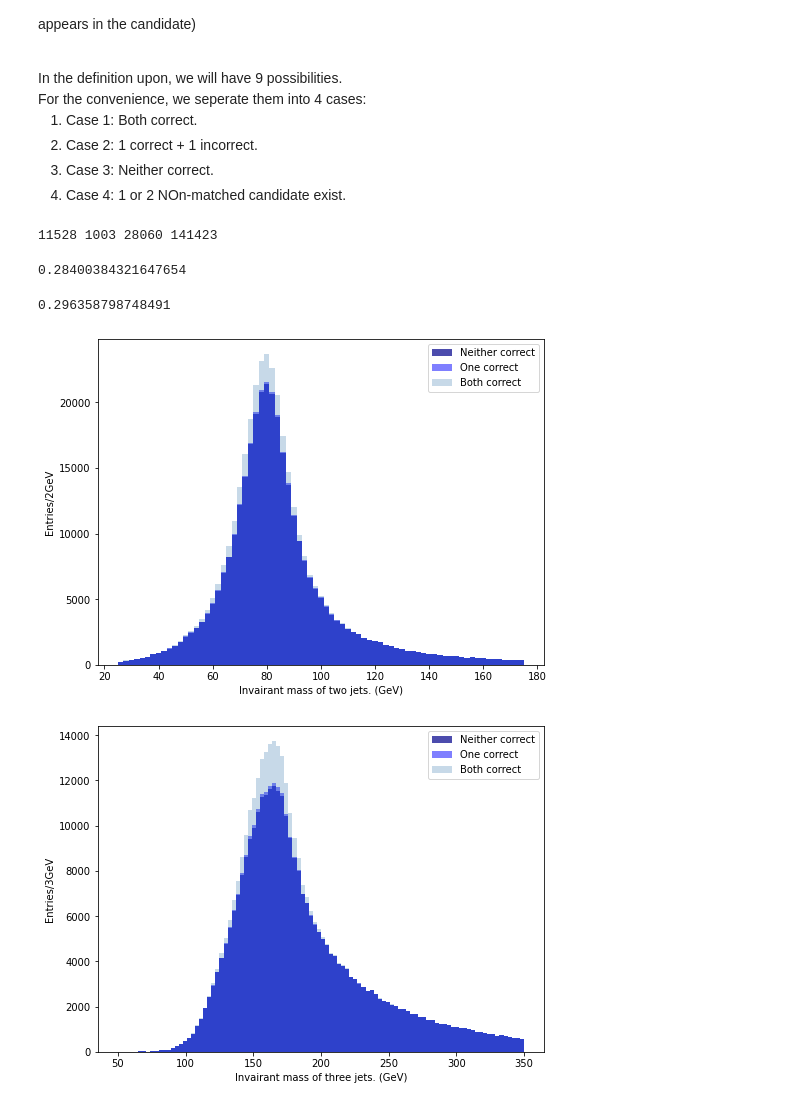
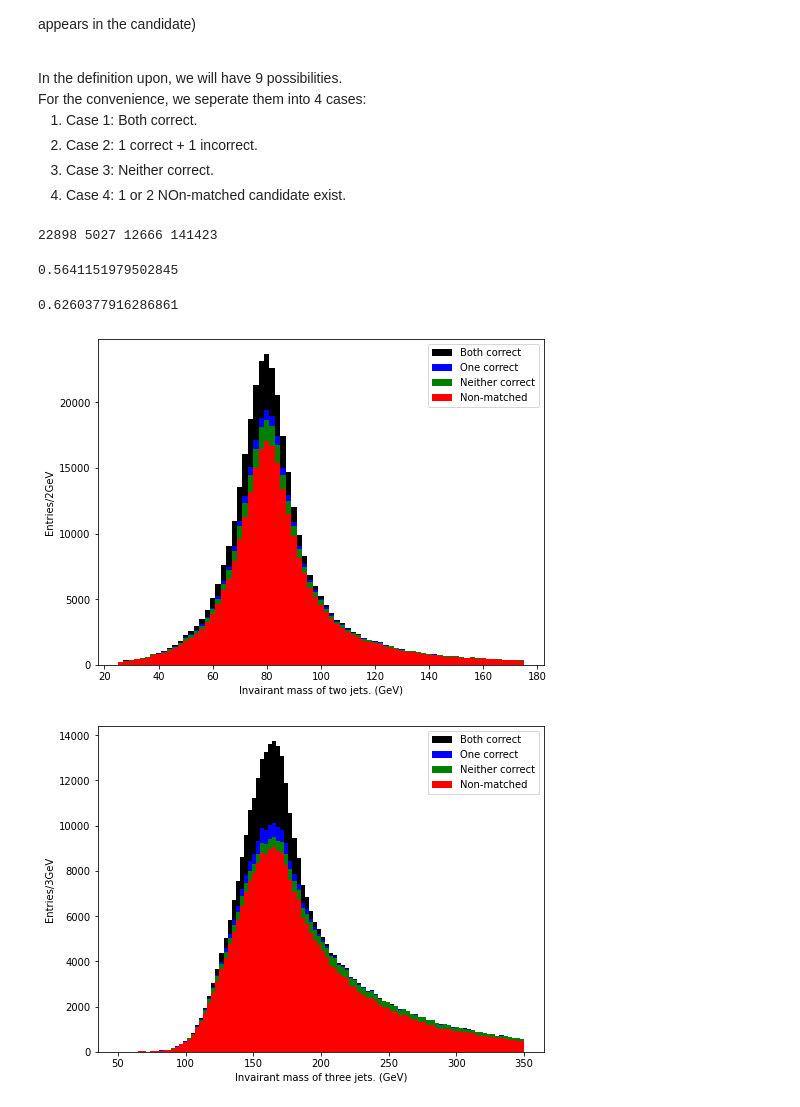
Before and after one commit to mfenton0/HEP-jet-assignment, a Jupyter notebook: analysis_script/purity_computation.ipynb, the cells around one changed output. Saved outputs shown, nothing was run; the diff lists cells and outputs as text; code cells hidden in the pictures.

```diff
--- a/analysis_script/purity_computation.ipynb
+++ b/analysis_script/purity_computation.ipynb
@@ -134,7 +134,6 @@ for i in range(len(case)):
 # case 4 : correct/incorrect/non-matched + non-matched
 
 for i in tqdm.trange(len(jet_parton_index_del)):
-# for i in tqdm.trange(100):
     deltaR_vector = jet_parton_index_del[i]
     chi2_vector = jet_parton_index_chi2[i]
 
@@ -210,14 +209,14 @@ for i in tqdm.trange(len(jet_parton_index_del)):
             else: pass
 
             if b_1_chi2 == b_2_del and ( (q_1_chi2 == q_3_del and q_2_chi2 == q_4_del) or (q_1_chi2 == q_4_del and q_2_chi2 == q_3_del) ):
-                correct_1_chi2[i]
+                correct_1_chi2[i] = 1
             elif b_1_chi2 == b_2_del and ( ( (q_1_chi2 == q_3_del and q_2_chi2 != q_4_del)  or (q_1_chi2 != q_3_del and q_2_chi2 == q_4_del) )
                     or ( (q_1_chi2 == q_4_del and q_2_chi2 != q_3_del)  or (q_1_chi2 != q_4_del and q_2_chi2 == q_3_del) ) ):
                 non_matched_chi2_1[i] = 1
             else : pass
 
             if b_2_chi2 == b_1_del and ( (q_3_chi2 == q_1_del and q_4_chi2 == q_2_del) or (q_3_chi2 == q_2_del and q_4_chi2 == q_1_del) ):
-                correct_2_chi2[i]
+                correct_2_chi2[i] = 1
             elif b_2_chi2 == b_1_del and ( ( (q_3_chi2 == q_1_del and q_4_chi2 != q_2_del)  or (q_3_chi2 != q_1_del and q_4_chi2 == q_2_del) )
                     or ( (q_3_chi2 == q_2_del and q_4_chi2 != q_1_del)  or (q_3_chi2 != q_2_del and q_4_chi2 == q_1_del) ) ):
                 non_matched_chi2_2[i] = 1
@@ -254,7 +253,7 @@ for i in tqdm.trange(len(jet_parton_index_del)):
         else : pass
 
         if b_1_chi2 == b_2_del and ( (q_1_chi2 == q_3_del and q_2_chi2 == q_4_del) or (q_1_chi2 == q_4_del and q_2_chi2 == q_3_del) ):
-                correct_1_chi2[i]
+                correct_1_chi2[i] = 1
         elif b_1_chi2 == b_2_del and ( ( (q_1_chi2 == q_3_del and q_2_chi2 != q_4_del)  or (q_1_chi2 != q_3_del and q_2_chi2 == q_4_del) )
                     or ( (q_1_chi2 == q_4_del and q_2_chi2 != q_3_del)  or (q_1_chi2 != q_4_del and q_2_chi2 == q_3_del) ) ):
                 non_matched_chi2_1[i] = 1
@@ -306,6 +305,7 @@ for i in tqdm.trange(len(jet_parton_index_del)):
         case[i] = 4
     else:
         print("error occur!")
+
     pair_del = [b_1_del, q_1_del, q_2_del, b_2_del, q_3_del, q_4_del]
     pair_chi2 = [b_1_chi2,  q_1_chi2, q_2_chi2, b_2_chi2, q_3_chi2, q_4_chi2]
     pair_info_del.append(pair_del)
@@ -315,17 +315,17 @@ for i in tqdm.trange(len(jet_parton_index_del)):
 # %%
 print(np.sum(case == 1), np.sum(case == 2), np.sum(case == 3), np.sum(case == 4))
 # %% [output]
-11528 1003 28060 141423
+22898 5027 12666 141423
 # %%
 purity_event = np.sum(case == 1)/ (np.sum(case == 1) + np.sum(case == 2) + np.sum(case == 3))
 purity_event
 # %% [output]
-0.28400384321647654
+0.5641151979502845
 # %%
 purity_top = (2*np.sum(case == 1) + np.sum(case == 2))/ (2* (np.sum(case == 1) + np.sum(case == 2) + np.sum(case == 3)))
 purity_top
 # %% [output]
-0.296358798748491
+0.6260377916286861
 # %%
 class four_vector():
     def __init__(self, idx1, idx2):
@@ -402,28 +402,29 @@ for i in tqdm.trange(len(jet_parton_index_del)):
         mjjj_case_4.append(tmp_mjjj_2)
 # %%
 plt.figure(figsize=(8,6))
-# plt.hist(mjj_case_4, bins=75, histtype="stepfilled", range=(25,175), label='Non-matched', color='midnightblue', alpha = 1)
-plt.hist(mjj_case_4+mjj_case_3, bins=75, histtype="stepfilled", range=(25,175), label="Neither correct", color='darkblue', alpha = 0.7)
-plt.hist(mjj_case_4+mjj_case_3+mjj_case_2, bins=75, histtype="stepfilled", range=(25,175), label="One correct", color='blue', alpha = 0.5)
-plt.hist(mjj_case_1+mjj_case_2+ mjj_case_3+mjj_case_4, bins=75, histtype="stepfilled", range=(25,175), label="Both correct", color='steelblue', alpha = 0.3)
+plt.hist(mjj_case_1+mjj_case_2+ mjj_case_3+mjj_case_4, bins=75, histtype="stepfilled", range=(25,175), label="Both correct", color='black', stacked=True)
+plt.hist(mjj_case_4+mjj_case_3+mjj_case_2, bins=75, histtype="stepfilled", range=(25,175), label="One correct", color='blue', stacked=True)
+plt.hist(mjj_case_4+mjj_case_3, bins=75, histtype="stepfilled", range=(25,175), label="Neither correct", color='green', stacked=True)
+plt.hist(mjj_case_4, bins=75, histtype="stepfilled", range=(25,175), label='Non-matched', color='red', stacked=True)
+
 plt.legend(loc="upper right")
 plt.xlabel("Invairant mass of two jets. (GeV)")
 plt.ylabel("Entries/2GeV")
 plt.savefig("./demo/Pic/purity_inv_mass_mjj.png")
 # %% [output]
-[figure, old version]
+[figure, new version]
 # %%
 plt.figure(figsize=(8,6))
-# plt.hist(mjjj_case_4, bins=100, histtype="stepfilled", range=(50,350), label='Non-matched', color='midnightblue', alpha = 1)
-plt.hist(mjjj_case_4+mjjj_case_3, bins=100, histtype="stepfilled", range=(50,350), label="Neither correct", color='darkblue', alpha = 0.7)
-plt.hist(mjjj_case_4+mjjj_case_3+mjjj_case_2, bins=100, histtype="stepfilled", range=(50,350), label="One correct", color='blue', alpha = 0.5)
-plt.hist(mjjj_case_1+mjjj_case_2+ mjjj_case_3+mjjj_case_4, bins=100, histtype="stepfilled", range=(50,350), label="Both correct", color='steelblue', alpha = 0.3)
+plt.hist(mjjj_case_1+mjjj_case_2+ mjjj_case_3+mjjj_case_4, bins=100, histtype="stepfilled", range=(50,350), label="Both correct", color='black', stacked=True)
+plt.hist(mjjj_case_4+mjjj_case_3+mjjj_case_2, bins=100, histtype="stepfilled", range=(50,350), label="One correct", color='blue', stacked=True)
+plt.hist(mjjj_case_4+mjjj_case_3, bins=100, histtype="stepfilled", range=(50,350), label="Neither correct", color='green', stacked=True)
+plt.hist(mjjj_case_4, bins=100, histtype="stepfilled", range=(50,350), label='Non-matched', color='red', stacked=True)
 plt.legend(loc="upper right")
 plt.xlabel("Invairant mass of three jets. (GeV)")
 plt.ylabel("Entries/3GeV")
 plt.savefig("./demo/Pic/purity_inv_mass_mjjj.png")
 # %% [output]
-[figure, old version]
+[figure, new version]
 # %%
 chi2_value_case1 = []
 chi2_value_case2 = []
```
Also changed, not shown: parts of 1 cell of this notebook.
